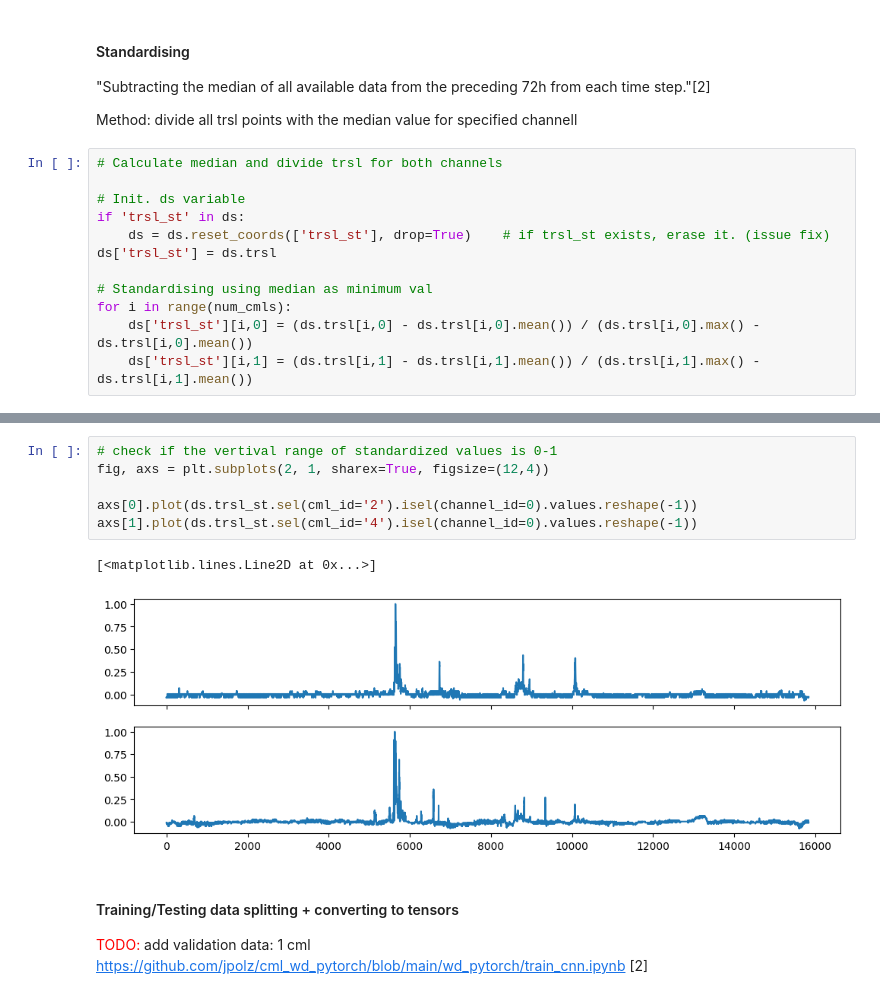
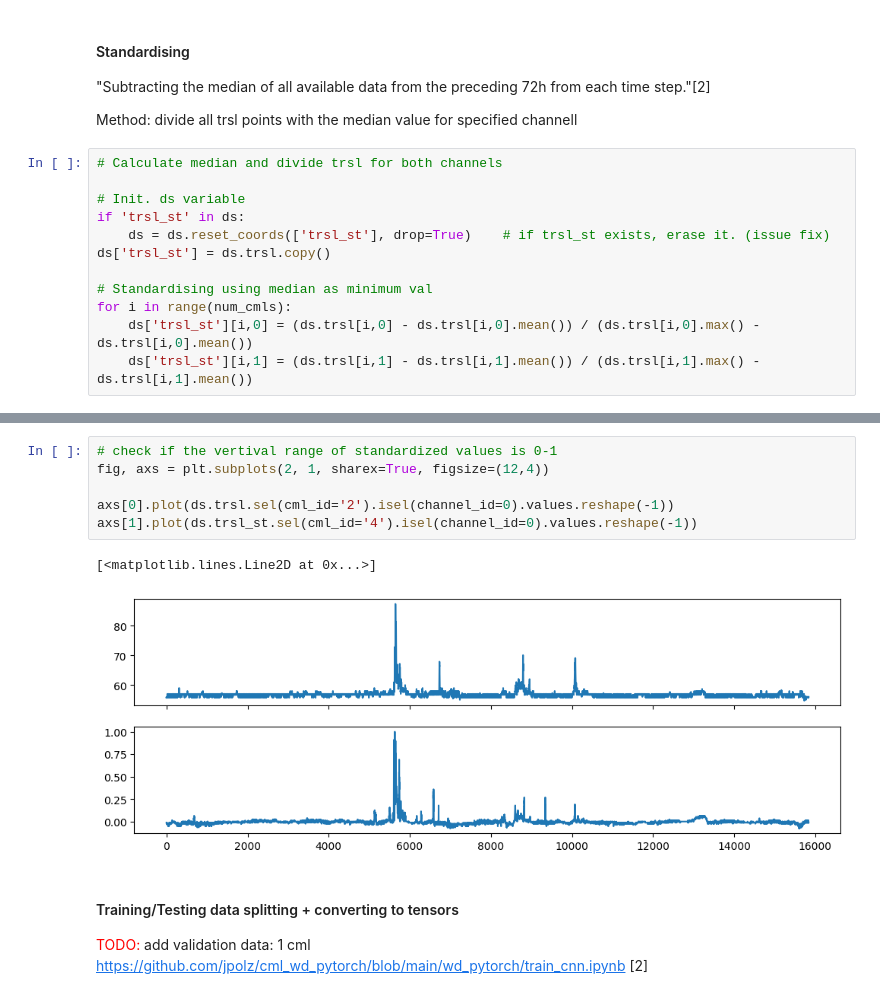
Before and after one commit to xkalet07/cml_wd_telcosense, a Jupyter notebook: 02_train_full_dataset.ipynb, the cells around one changed output, grey strips where cells are left out. Cells and saved outputs as stored; diff of their text form.

```diff
--- a/02_train_full_dataset.ipynb
+++ b/02_train_full_dataset.ipynb
@@ -215,7 +215,7 @@ Method: divide all trsl points with the median value for specified channell
 # Init. ds variable
 if 'trsl_st' in ds:
     ds = ds.reset_coords(['trsl_st'], drop=True)    # if trsl_st exists, erase it. (issue fix)
-ds['trsl_st'] = ds.trsl
+ds['trsl_st'] = ds.trsl.copy()
 
 # Standardising using median as minimum val
 for i in range(num_cmls):
@@ -224,12 +243,12 @@ for i in range(num_cmls):
 # %%
 # check if the vertival range of standardized values is 0-1
 fig, axs = plt.subplots(2, 1, sharex=True, figsize=(12,4))
 
-axs[0].plot(ds.trsl_st.sel(cml_id='2').isel(channel_id=0).values.reshape(-1))
+axs[0].plot(ds.trsl.sel(cml_id='2').isel(channel_id=0).values.reshape(-1))
 axs[1].plot(ds.trsl_st.sel(cml_id='4').isel(channel_id=0).values.reshape(-1))
 # %% [output]
 [<matplotlib.lines.Line2D at 0x...>]
-[figure, old version]
+[figure, new version]
 # %% [markdown]
 #### Training/Testing data splitting + converting to tensors
 <span style="color:red">TODO: </span>add validation data: 1 cml
```
Also changed, not shown: parts of 14 cells of this notebook.
